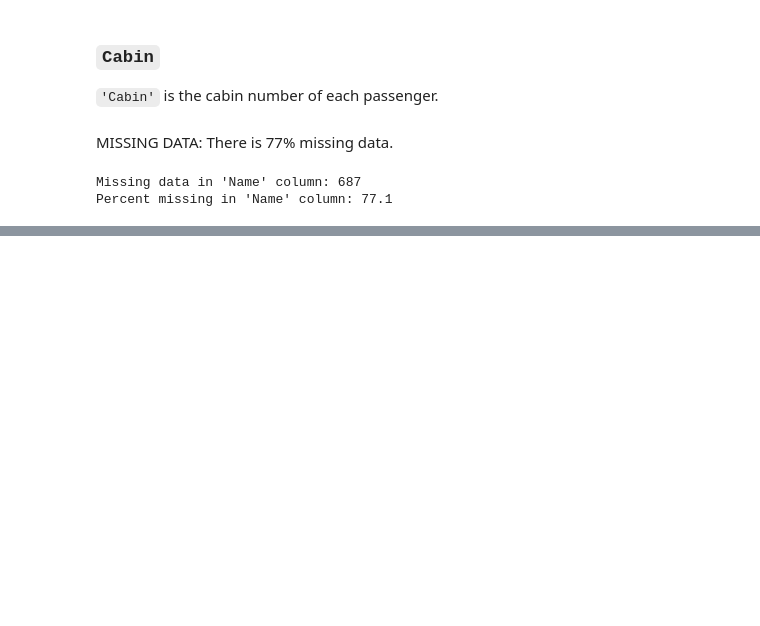
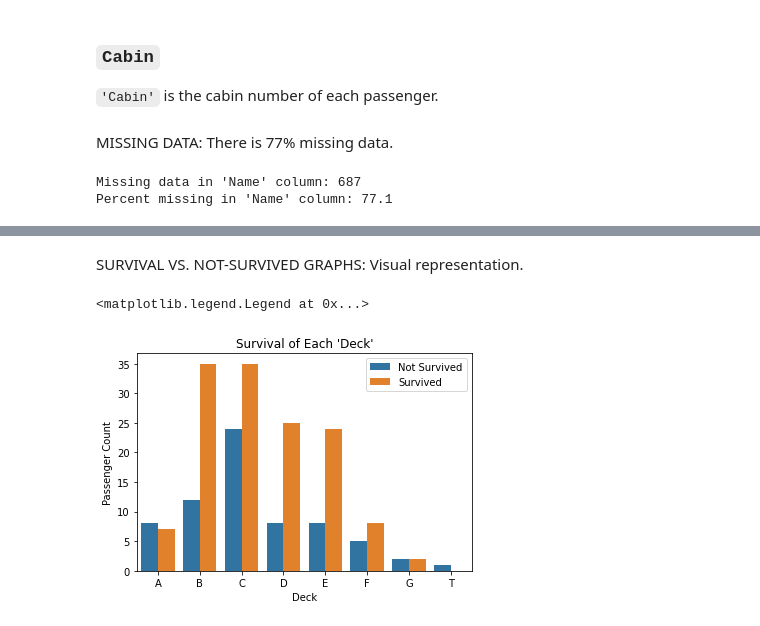
Before and after one commit to AShabunevich/Kaggle_practice_and_exercises, a Jupyter notebook: Titanic_Machine_Learning/titanic_project.ipynb, the cells around one changed output, grey strips where cells are left out. Saved outputs shown, nothing was run; the diff lists cells and outputs as text; code cells hidden in the pictures; blank space fills up the shorter version.

```diff
--- a/Titanic_Machine_Learning/titanic_project.ipynb
+++ b/Titanic_Machine_Learning/titanic_project.ipynb
@@ -842,0 +849,10 @@ Percent missing in 'Name' column: 77.1
+# %%
+#creating 'Deck' column with only letters from 'Cabin' column
+data['Deck'] = data['Cabin'].apply(lambda x : x[0] if type(x)==str else 'M')
+data = data.drop(columns=['Cabin'])
+
+train_data['Deck'] = train_data['Cabin'].apply(lambda x : x[0] if type(x)==str else 'M')
+train_data = train_data.drop(columns=['Cabin'])
+
+test_data['Deck'] = test_data['Cabin'].apply(lambda x : x[0] if type(x)==str else 'M')
+test_data = test_data.drop(columns=['Cabin'])
@@ -842,0 +901,11 @@ Percent missing in 'Name' column: 77.1
+# %% [markdown]
+SURVIVAL VS. NOT-SURVIVED GRAPHS: Visual representation.
+# %%
+#with out missing data
+sns.countplot(x='Deck', order=['A','B','C','D','E','F','G','T'], hue='Survived', data=train_data)
+plt.title("Survival of Each 'Deck'")
+plt.ylabel('Passenger Count')
+plt.legend(['Not Survived','Survived'])
+# %% [output]
+<matplotlib.legend.Legend at 0x...>
+[figure, added]
```
Also changed, not shown: parts of 12 cells of this notebook.
